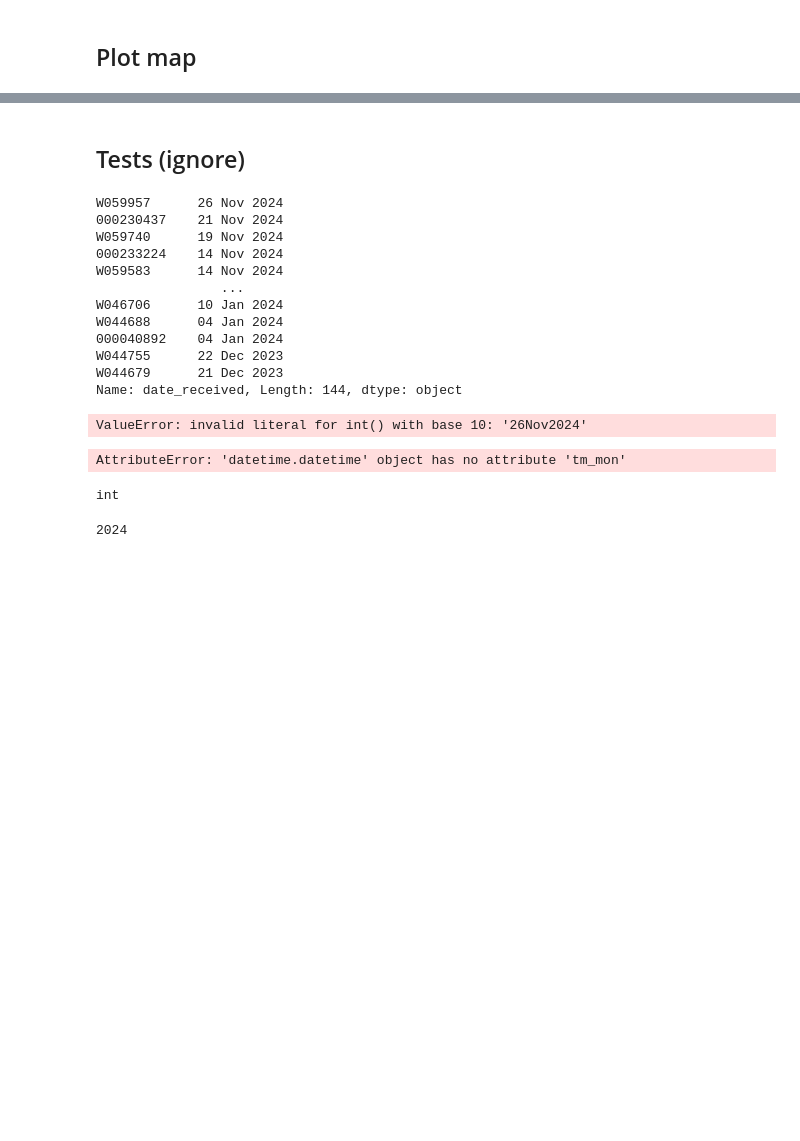
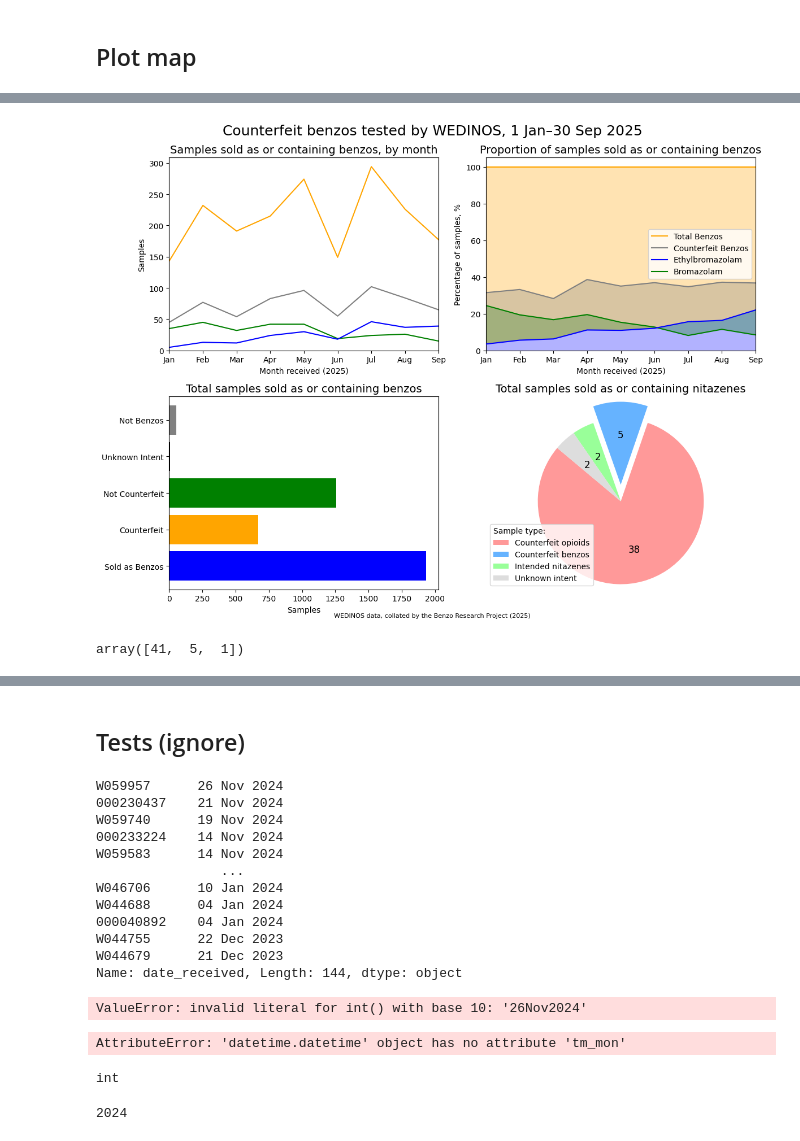
Before and after one commit to Benzo-Research-Project/NitazeneMap, a Jupyter notebook: WEDINOSParser.ipynb, the cells around one changed output, grey strips where cells are left out. Cells and saved outputs as stored; diff of their text form; code cells hidden in the pictures; blank space fills up the shorter version.

```diff
--- a/WEDINOSParser.ipynb
+++ b/WEDINOSParser.ipynb
@@ -417,0 +809,15 @@ if save_map == 'y':
+# %%
+plot_totals = np.array([
+                            ['Sold as Benzos', total_benzo_intent],
+                            ['Counterfeit', total_counterfeit_benzos],
+                            ['Not Counterfeit', total_correct_benzos],
+                            ['Unknown Intent', unknown_benzos],
+                            ['Not Benzos', total_not_benzos]
+                        ])
+nitazene_totals = np.array([
+                            ['Counterfeit opioids', totalnit-wantednit-cbenzo_count-unknownnit],
+                            ['Counterfeit benzos', cbenzo_count],
+                            ['Intended nitazenes', wantednit],
+                            #['Metonitazene-containing benzos', cbenzo_meto_count],
+                            ['Unknown intent', unknownnit]
+                        ])
@@ -417,0 +938,65 @@ if save_map == 'y':
+# %%
+data_jan_sep = monthly_data[monthly_data[:,0] <= 9]
+fig, (ax, ax1) = subplots(2, 2, figsize=(12, 9))
+fig.suptitle('Counterfeit benzos tested by WEDINOS, 1 Jan–30 Sep 2025', fontsize=18)
+ax[0].set_title('Samples sold as or containing benzos, by month', fontsize=14)
+ax[0].plot(data_jan_sep[:,0], data_jan_sep[:,1], label ='Counterfeit Benzos', color='gray')
+ax[0].plot(data_jan_sep[:,0], data_jan_sep[:,2], label ='Total Benzos', color='orange')
+ax[0].plot(bromazjan_sep[:,0], bromazjan_sep[:,2], label ='Bromazolam', color='green')
+ax[0].plot(ethyljan_sep[:,0], ethyljan_sep[:,2], label ='Ethylbromazolam', color='blue')
+ax[0].set_ylabel('Samples')
+ax[0].set_xlim(1, 9)
+ax[0].set_ylim(0)
+ax[0].set_xlabel('Month received (2025)')
+ax[0].set_xticks(data_jan_sep[:,0])
+ax[0].set_xticklabels(['Jan', 'Feb', 'Mar', 'Apr', 'May', 'Jun', 'Jul', 'Aug', 'Sep'])
+#ax[0].legend()
+ax[1].set_title('Proportion of samples sold as or containing benzos', fontsize=14)
+ax[1].fill_between(ethyljan_sep[:,0], 0, ethyljan_sep[:,2]/ethyljan_sep[:,3]*100, facecolor='blue', alpha=0.3)
+ax[1].fill_between(ethyljan_sep[:,0], ethyljan_sep[:,2]/ethyljan_sep[:,3]*100, ethyljan_sep[:,3]/ethyljan_sep[:,3]*100, facecolor='orange', alpha=0.3)
+ax[1].fill_between(ethyljan_sep[:,0], ethyljan_sep[:,2]/ethyljan_sep[:,3]*100, bromazjan_sep[:,2]/bromazjan_sep[:,3]*100, facecolor='green', alpha=0.3)
+ax[1].fill_between(ethyljan_sep[:,0], ethyljan_sep[:,2]/ethyljan_sep[:,3]*100, data_jan_sep[:,1]/data_jan_sep[:,2]*100, facecolor='grey', alpha=0.3)
+ax[1].plot(ethyljan_sep[:,0], ethyljan_sep[:,3]/ethyljan_sep[:,3]*100, label ='Total Benzos', color='orange')
+ax[1].plot(data_jan_sep[:,0], data_jan_sep[:,1]/data_jan_sep[:,2]*100, label ='Counterfeit Benzos', color='gray')
+ax[1].plot(ethyljan_sep[:,0], ethyljan_sep[:,2]/ethyljan_sep[:,3]*100, label ='Ethylbromazolam', color='blue', zorder=3)
+ax[1].plot(bromazjan_sep[:,0], bromazjan_sep[:,2]/bromazjan_sep[:,3]*100, label ='Bromazolam', color='green')
+ax[1].set_ylabel('Percentage of samples, %')
+ax[1].set_xlim(1, 9)
+ax[1].set_ylim(0)
+ax[1].set_xlabel('Month received (2025)')
+ax[1].set_xticks(data_jan_sep[:,0])
+ax[1].set_xticklabels(['Jan', 'Feb', 'Mar', 'Apr', 'May', 'Jun', 'Jul', 'Aug', 'Sep'])
+ax[1].legend()
+
+ax1[0].set_title('Total samples sold as or containing benzos', fontsize=14)
+ax1[0].barh(plot_totals[:,0], plot_totals[:,1].astype(int), color=['blue', 'orange', 'green', 'black', 'grey'])
+ax1[0].set_xlabel('Samples')
+
+def autopct_format(values):
+    def my_format(pct):
+        total = sum(values)
+        val = int(round(pct*total/100.0))
+        return '{v:d}'.format(v=val)
+    return my_format
+
+ax1[1].set_title('Total samples sold as or containing nitazenes', fontsize=14)
+ax1[1].pie(nitazene_totals[:,1].astype(int),
+           #labels=nitazene_totals[:3,0],
+           explode=[0, 0.2, 0, 0],
+           autopct=autopct_format(nitazene_totals[:,1].astype(int)), #autopct='%1.1f%%' for percentages
+           startangle=140,
+           colors=['#ff9999','#66b3ff', '#99ff99', '#dddddd'],
+           textprops={'fontsize': 12})
+
+ax1[1].axis('equal')  # Equal aspect ratio ensures that pie is drawn as a circle.
+ax1[1].legend(nitazene_totals[:,0], loc='lower left', title='Sample type:                  ')
+text = fig.text(0.50, 0.01,
+            'WEDINOS data, collated by the Benzo Research Project (2025)',
+            horizontalalignment='center', wrap=True, fontsize=8)
+fig.tight_layout()
+# %% [output]
+[figure, added]
+# %%
+nitazene_totals[:3,1].astype(int)
+# %% [output]
+array([41,  5,  1])
```
Also changed, not shown: parts of 50 cells of this notebook, 13 other files.
